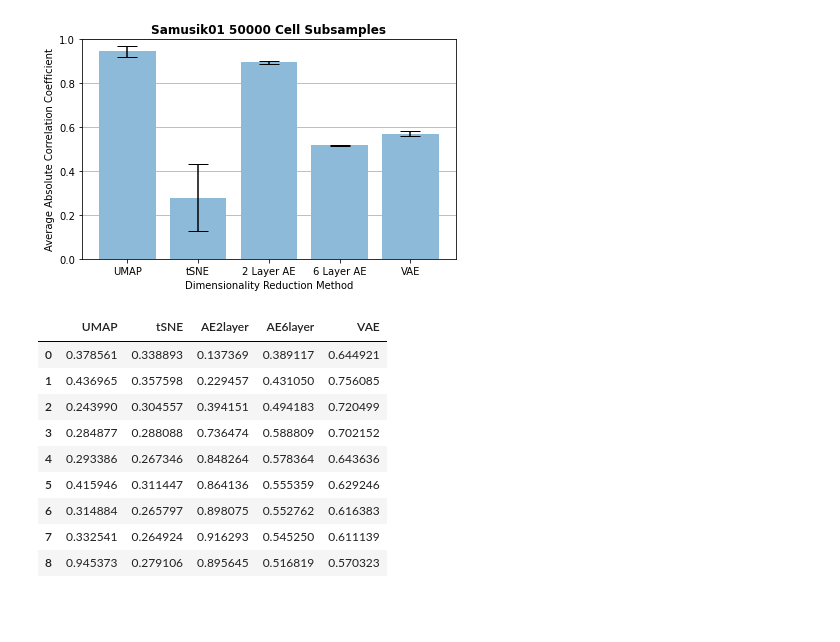
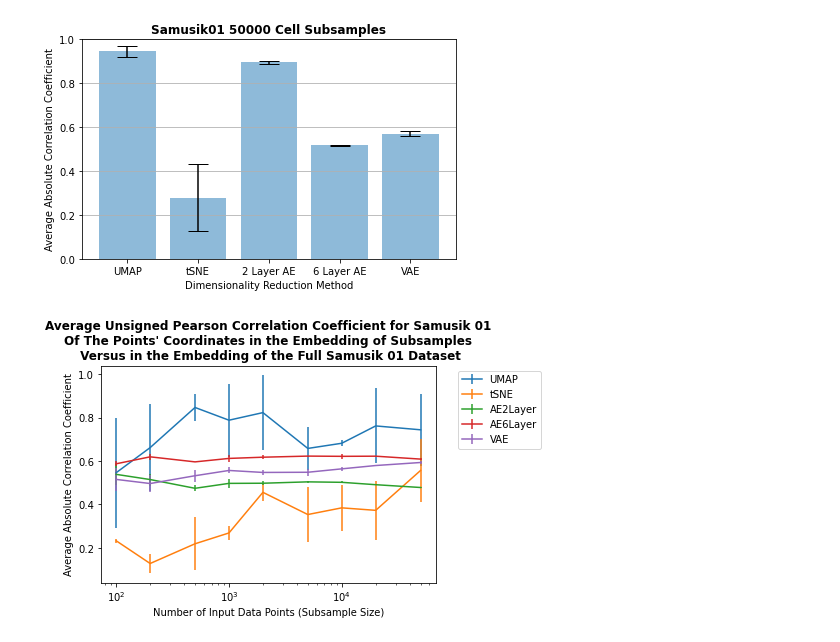
Before and after one commit to robbywaxman/GDAFinalProject, a Jupyter notebook: Metrics/PearsonCorrelationSubsampleMetrics.ipynb, the cells around one changed output. Saved outputs shown, nothing was run; the diff lists cells and outputs as text; code cells hidden in the pictures; blank space fills up the shorter version.

Commit message:
Updated pearson correlation subsample metrics to generate line plot and also added levine data plotting

```diff
--- a/Metrics/PearsonCorrelationSubsampleMetrics.ipynb
+++ b/Metrics/PearsonCorrelationSubsampleMetrics.ipynb
@@ -57,16 +57,21 @@ for i in range(len(sample_sizes)):
 [figure]
 [figure]
 [figure]
-# %%
-Means
-# %% [output]
-|  | UMAP | tSNE | AE2layer | AE6layer | VAE |
-| 0 | 0.378561 | 0.338893 | 0.137369 | 0.389117 | 0.644921 |
-| 1 | 0.436965 | 0.357598 | 0.229457 | 0.431050 | 0.756085 |
-| 2 | 0.243990 | 0.304557 | 0.394151 | 0.494183 | 0.720499 |
-| 3 | 0.284877 | 0.288088 | 0.736474 | 0.588809 | 0.702152 |
-| 4 | 0.293386 | 0.267346 | 0.848264 | 0.578364 | 0.643636 |
-| 5 | 0.415946 | 0.311447 | 0.864136 | 0.555359 | 0.629246 |
-| 6 | 0.314884 | 0.265797 | 0.898075 | 0.552762 | 0.616383 |
-| 7 | 0.332541 | 0.264924 | 0.916293 | 0.545250 | 0.611139 |
-| 8 | 0.945373 | 0.279106 | 0.895645 | 0.516819 | 0.570323 |
+# %%
+fig = plt.figure()
+plt.xscale('log')
+#plt.xscale('log')
+
+x = sample_sizes
+plt.errorbar(x, Means["UMAP"], yerr = SDs["UMAP"], label = "UMAP")
+plt.errorbar(x, Means["tSNE"], yerr = SDs["tSNE"], label = "tSNE")
+plt.errorbar(x, Means["AE2layer"], yerr = SDs["AE2layer"], label = "AE2Layer")
+plt.errorbar(x, Means["AE6layer"], yerr = SDs["AE6layer"], label = "AE6Layer")
+plt.errorbar(x, Means["VAE"], yerr = SDs["VAE"], label = "VAE")
+plt.legend(bbox_to_anchor=(1.05, 1), loc='upper left')
+plt.title("Average Unsigned Pearson Correlation Coefficient for Samusik 01\nOf The Points' Coordinates in the Embedding of Subsamples\n Versus in the Embedding of the Full Samusik 01 Dataset", fontweight = 'bold')
+plt.ylabel("Average Absolute Correlation Coefficient")
+plt.xlabel("Number of Input Data Points (Subsample Size)")
+plt.savefig("../Figures/PearsonSubsampleLinePlot_s01.png", bbox_inches = 'tight')
+# %% [output]
+[figure, added]
```
Also changed, not shown: parts of 3 cells of this notebook, 2 other files.
